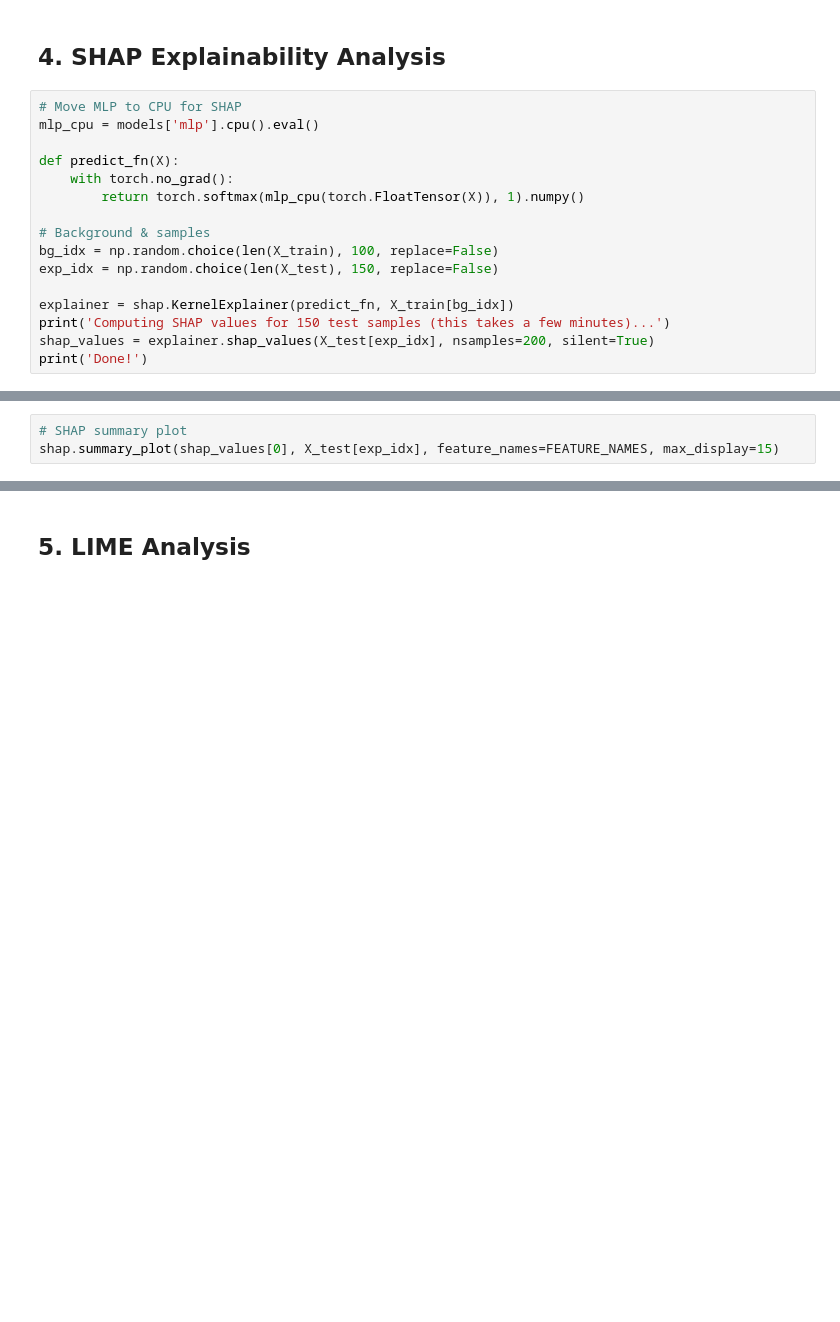
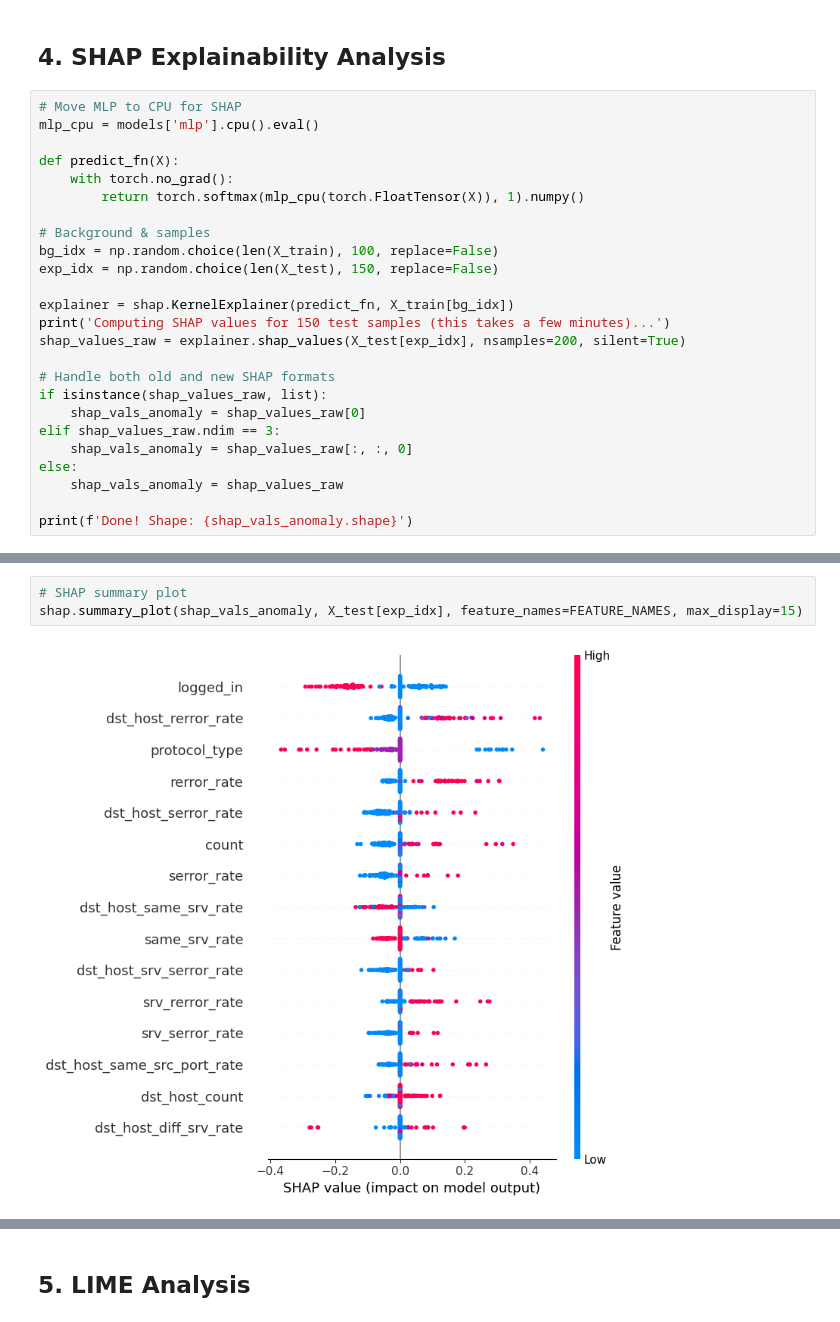
Before and after one commit to sloka1c/DPL, a Jupyter notebook: explainable_ids_full_pipeline.ipynb, the cells around one changed output, grey strips where cells are left out. Saved outputs shown, nothing was run; the diff lists cells and outputs as text; blank space fills up the shorter version.

```diff
--- a/explainable_ids_full_pipeline.ipynb
+++ b/explainable_ids_full_pipeline.ipynb
@@ -280,5 +334,14 @@ exp_idx = np.random.choice(len(X_test), 150, replace=False)
 
 explainer = shap.KernelExplainer(predict_fn, X_train[bg_idx])
 print('Computing SHAP values for 150 test samples (this takes a few minutes)...')
-shap_values = explainer.shap_values(X_test[exp_idx], nsamples=200, silent=True)
-print('Done!')
+shap_values_raw = explainer.shap_values(X_test[exp_idx], nsamples=200, silent=True)
+
+# Handle both old and new SHAP formats
+if isinstance(shap_values_raw, list):
+    shap_vals_anomaly = shap_values_raw[0]
+elif shap_values_raw.ndim == 3:
+    shap_vals_anomaly = shap_values_raw[:, :, 0]
+else:
+    shap_vals_anomaly = shap_values_raw
+
+print(f'Done! Shape: {shap_vals_anomaly.shape}')
@@ -293,6 +376,8 @@ for i, (f, v) in enumerate(feature_importance[:15]):
 # %%
 # SHAP summary plot
-shap.summary_plot(shap_values[0], X_test[exp_idx], feature_names=FEATURE_NAMES, max_display=15)
+shap.summary_plot(shap_vals_anomaly, X_test[exp_idx], feature_names=FEATURE_NAMES, max_display=15)
+# %% [output]
+[figure, added]
 # %%
 # SHAP bar plot
 plt.figure(figsize=(10, 6))
```
Also changed, not shown: parts of 20 cells of this notebook, 2 other files.
